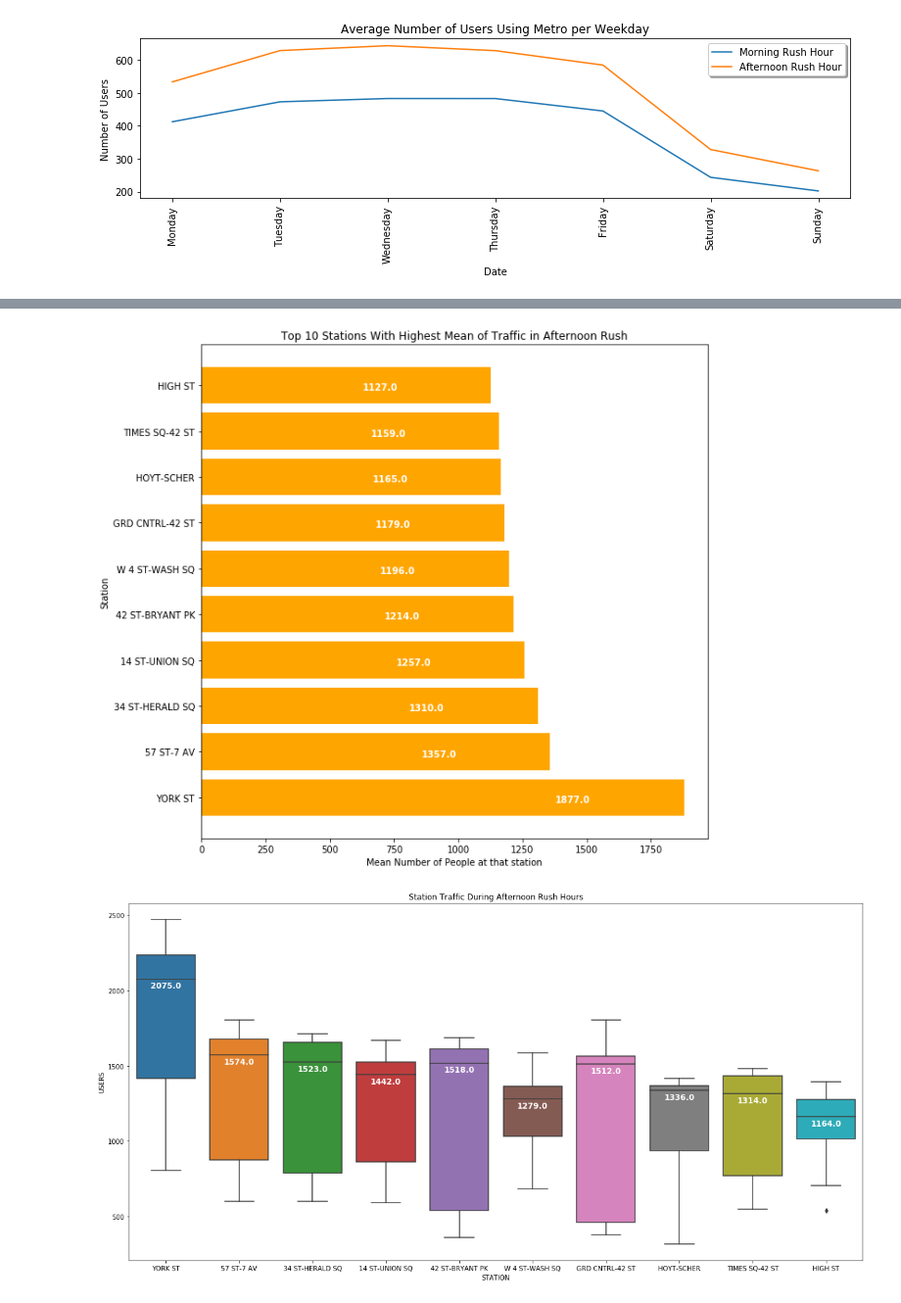
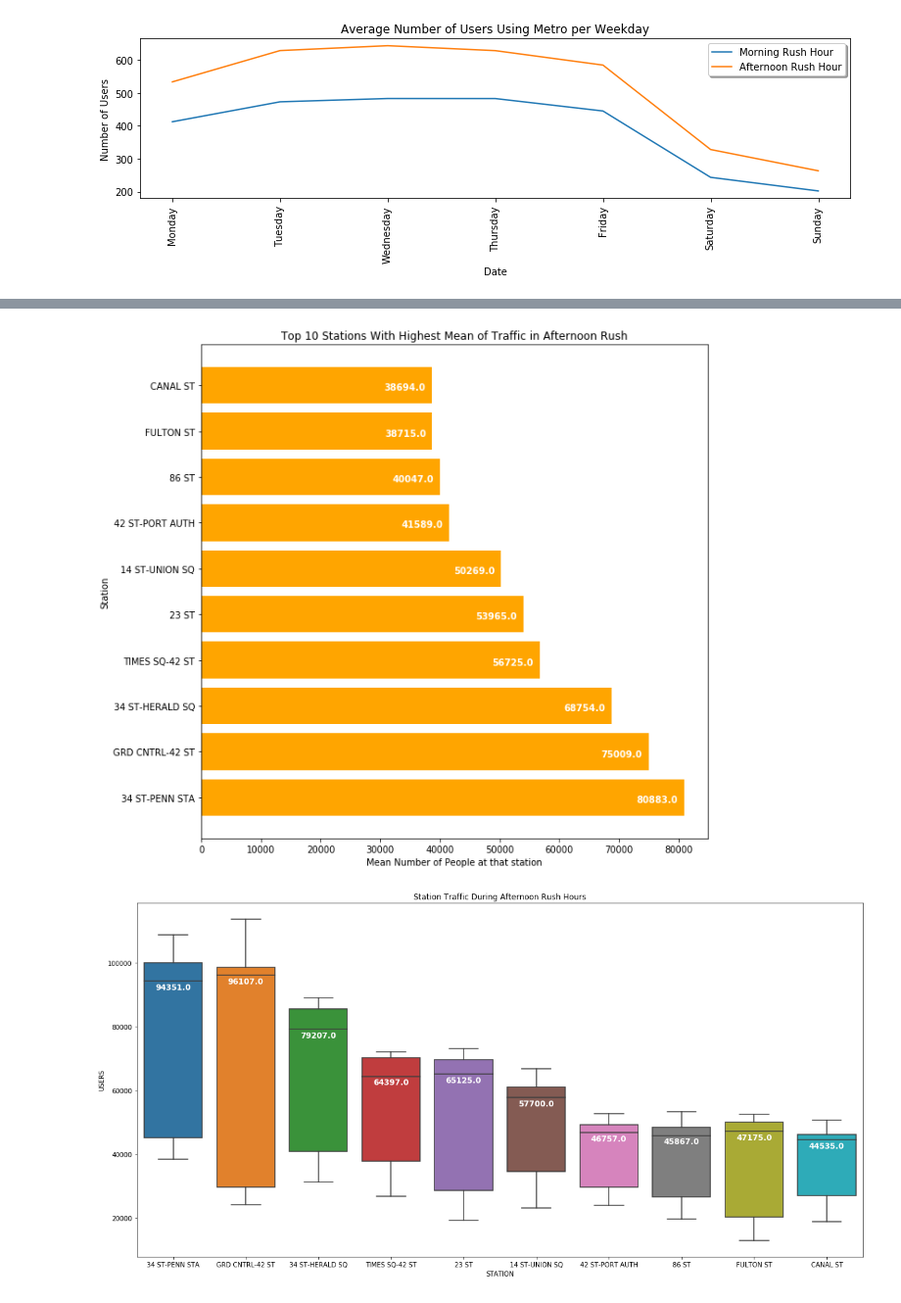
Before and after one commit to jporcaro1771/Gala_Project, a Jupyter notebook: Clean Turnstile Totals.ipynb, the cells around one changed output, grey strips where cells are left out. Shown at 98% size. Drawn from its saved outputs; the diff is of its cells as text; code cells hidden in the pictures.

```diff
--- a/Clean Turnstile Totals.ipynb
+++ b/Clean Turnstile Totals.ipynb
@@ -441,7 +445,7 @@ plt.legend(['Morning Rush Hour', 'Afternoon Rush Hour'], shadow = True, loc = 0)
 # %%
-station_mean_totals_df = new_df.groupby(['STATION', 'DATE', 'TIME'])['TOTALS'].agg({'mean'})
+station_mean_totals_df = new_df.groupby(['STATION', 'DATE', 'TIME'])['TOTALS'].agg({'sum'})
 station_mean_totals_df = station_mean_totals_df.reset_index()
-station_mean_totals_df = station_mean_totals_df.rename(columns={'mean': 'USERS'})
+station_mean_totals_df = station_mean_totals_df.rename(columns={'sum': 'USERS'})
 station_mean_totals_df.head(15)
 # %% [output]
 |  | STATION | DATE | TIME | USERS |
@@ -519,8 +523,11 @@ plt.figure(figsize=(20,10))
 
 top_ten_morning_rush_station = station_mean_totals_df_morning_rush.sort_values(by=['USERS'], ascending=False)
 
-cat = ['YORK ST', '30 AV', '57 ST-7 AV', '34 ST-HERALD SQ', 'HIGH ST' , 'NOSTRAND AV', 'MYRTLE AV', 'HOYT-SCHER',
-       '42 ST-BRYANT PK', 'ASTORIA DITMARS' ]
+#cat = ['YORK ST', '30 AV', '57 ST-7 AV', '34 ST-HERALD SQ', 'HIGH ST' , 'NOSTRAND AV', 'MYRTLE AV', 'HOYT-SCHER',
+#       '42 ST-BRYANT PK', 'ASTORIA DITMARS' ]
+
+cat = ['34 ST-PENN STA', 'GRD CNTRL-42 ST', '34 ST-HERALD SQ', 'TIMES SQ-42 ST', '23 ST', '14 ST-UNION SQ',
+       '42 ST-PORT AUTH', '86 ST', 'FULTON ST', '47-50 STS ROCK']
 
 top_ten_morning_rush_station = top_ten_morning_rush_station.loc[top_ten_morning_rush_station['STATION'].isin(cat)]
 top_ten_morning_rush_station.sort_values
@@ -533,6 +540,6 @@ median_labels = [str(np.round(s)) for s in medians]
 
 pos = range(len(medians))
 for tick,label in zip(pos,ax.get_xticklabels()):
-    plt.text(pos[tick], medians[label.get_text()]-40, str(np.round(medians[label.get_text()])),
+    plt.text(pos[tick], medians[label.get_text()]-2000, str(np.round(medians[label.get_text()])),
             horizontalalignment='center', size='large', color='w', weight='semibold')
 # %% [output]
@@ -545,28 +552,31 @@ plt.xlabel('Mean Number of People at that station')
 plt.ylabel('Station')
 plt.title('Top 10 Stations With Highest Mean of Traffic in Afternoon Rush')
 for i, v in enumerate(top_ten_afternoon_rush_station['mean']):
-    plt.text(v-500, i-0.1, str(np.round(v)), color='white', fontweight='bold')
+    plt.text(v-8000, i-0.1, str(np.round(v)), color='white', fontweight='bold')
 # %% [output]
-[figure, old version]
+[figure, new version]
 # %%
 plt.figure(figsize=(20,10))
 
 top_ten_afternoon_rush_station = station_mean_totals_df_afternoon_rush.sort_values(by=['USERS'], ascending=False)
 
-cat = ['YORK ST', '57 ST-7 AV', '34 ST-HERALD SQ', '14 ST-UNION SQ', '42 ST-BRYANT PK', 'W 4 ST-WASH SQ', 'GRD CNTRL-42 ST',
-      'HOYT-SCHER', 'TIMES SQ-42 ST', 'HIGH ST']
+#cat = ['YORK ST', '57 ST-7 AV', '34 ST-HERALD SQ', '14 ST-UNION SQ', '42 ST-BRYANT PK', 'W 4 ST-WASH SQ', 'GRD CNTRL-42 ST',
+#      'HOYT-SCHER', 'TIMES SQ-42 ST', 'HIGH ST']
+
+cat = ['34 ST-PENN STA', 'GRD CNTRL-42 ST', '34 ST-HERALD SQ', 'TIMES SQ-42 ST', '23 ST', '14 ST-UNION SQ',
+       '42 ST-PORT AUTH', '86 ST', 'FULTON ST', 'CANAL ST']
 
 top_ten_afternoon_rush_station = top_ten_afternoon_rush_station.loc[top_ten_afternoon_rush_station['STATION'].isin(cat)]
 
 ax = sns.boxplot(top_ten_afternoon_rush_station['STATION'],top_ten_afternoon_rush_station['USERS'], order=cat)
 ax.set_title('Station Traffic During Afternoon Rush Hours')
 
 medians = top_ten_afternoon_rush_station.groupby(['STATION'])['USERS'].median()
 median_labels = [str(np.round(s)) for s in medians]
 
 pos = range(len(medians))
 for tick,label in zip(pos,ax.get_xticklabels()):
-    plt.text(pos[tick], medians[label.get_text()]-60, str(np.round(medians[label.get_text()])),
+    plt.text(pos[tick], medians[label.get_text()]-2600, str(np.round(medians[label.get_text()])),
             horizontalalignment='center', size='large', color='w', weight='semibold')
 # %% [output]
-[figure, old version]
+[figure, new version]
```
Also changed, not shown: parts of 11 cells of this notebook.
